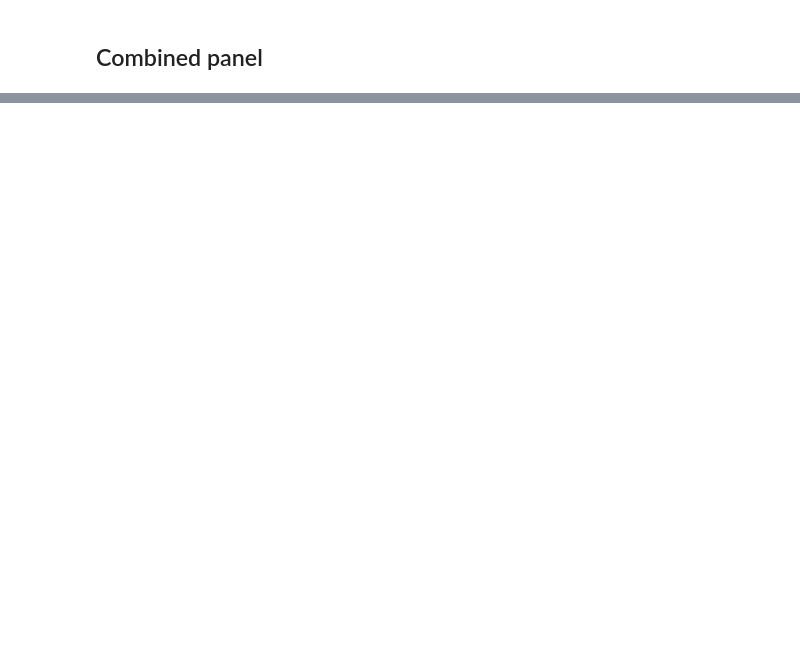
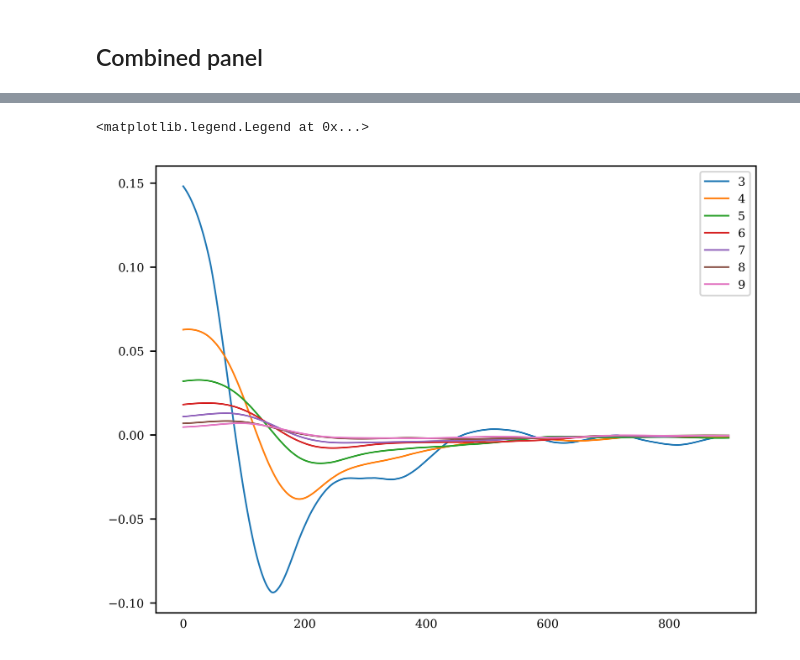
Before and after one commit to petr-ivashkov/quantum-mcmc, a Jupyter notebook: plots/delta_vs_t.ipynb, the cells around one changed output, grey strips where cells are left out. Saved outputs shown, nothing was run; the diff lists cells and outputs as text; code cells hidden in the pictures; blank space fills up the shorter version.

Commit message:
upd opt times

```diff
--- a/plots/delta_vs_t.ipynb
+++ b/plots/delta_vs_t.ipynb
@@ -209,0 +212,14 @@ plt.show()
+# %%
+# Save optimal gammas
+optimal_times = {}
+for n_id, n in enumerate(range(3,10)):
+    optimal_times[f'{n}'] = np.round(t_opt_arr[n_id], 7)
+
+save_in_json(optimal_times, 'optimal_times.json')
+# %%
+for n_id, n in enumerate(qubits_range):
+    plt.plot(delta_over_t_arr[n_id][100:] - delta_over_t_arr[n_id][:-100], label=f'{n}')
+plt.legend()
+# %% [output]
+<matplotlib.legend.Legend at 0x...>
+[figure, added]
```
Also changed, not shown: parts of 5 cells of this notebook, 1 other file.
